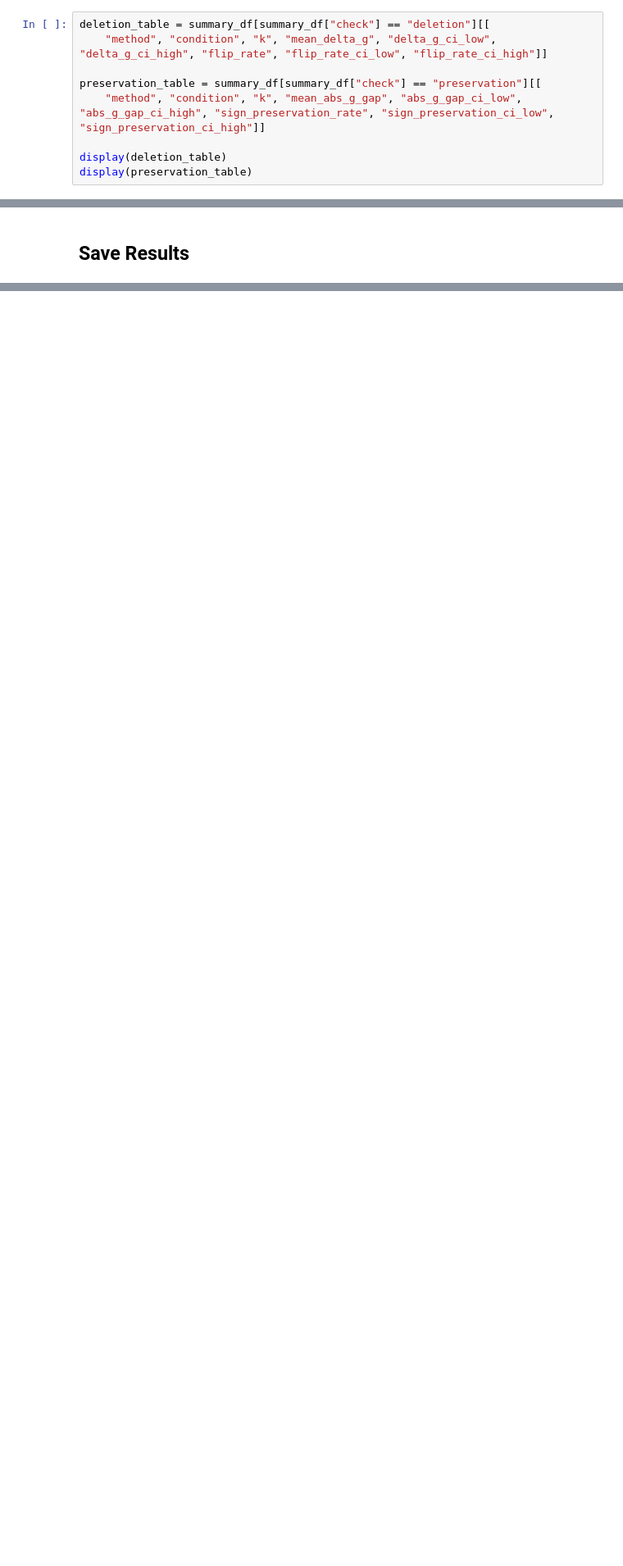
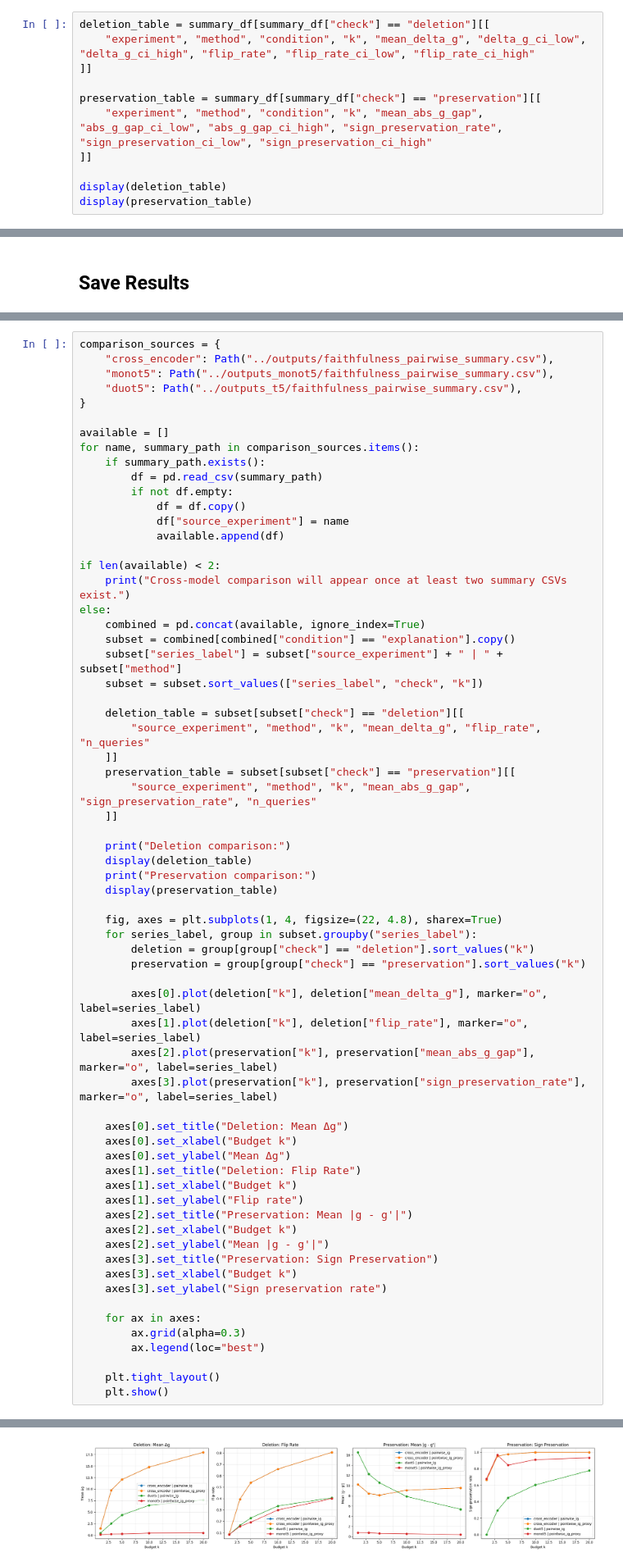
Before and after one commit to eVV44/MSc-DS-thesis, a Jupyter notebook: notebooks/faithfulness_evaluation.ipynb, the cells around one changed output, grey strips where cells are left out. Shown at 82% size. Drawn from its saved outputs; the diff is of its cells as text; blank space fills up the shorter version.

Commit message:
faithfulness with mono/duot5

```diff
--- a/notebooks/faithfulness_evaluation.ipynb
+++ b/notebooks/faithfulness_evaluation.ipynb
@@ -459,10 +808,12 @@ summary_df.head(20)
 For deletion, focus on `mean_delta_g` and `flip_rate`. For preservation, focus on `mean_abs_g_gap` and `sign_preservation_rate`.
 # %%
 deletion_table = summary_df[summary_df["check"] == "deletion"][[
-    "method", "condition", "k", "mean_delta_g", "delta_g_ci_low", "delta_g_ci_high", "flip_rate", "flip_rate_ci_low", "flip_rate_ci_high"]]
+    "experiment", "method", "condition", "k", "mean_delta_g", "delta_g_ci_low", "delta_g_ci_high", "flip_rate", "flip_rate_ci_low", "flip_rate_ci_high"
+]]
 
 preservation_table = summary_df[summary_df["check"] == "preservation"][[
-    "method", "condition", "k", "mean_abs_g_gap", "abs_g_gap_ci_low", "abs_g_gap_ci_high", "sign_preservation_rate", "sign_preservation_ci_low", "sign_preservation_ci_high"]]
+    "experiment", "method", "condition", "k", "mean_abs_g_gap", "abs_g_gap_ci_low", "abs_g_gap_ci_high", "sign_preservation_rate", "sign_preservation_ci_low", "sign_preservation_ci_high"
+]]
 
 display(deletion_table)
 display(preservation_table)
@@ -656,0 +943,66 @@ Saved summary faithfulness results to ../outputs/faithfulness_pairwise_summary.c
+# %%
+comparison_sources = {
+    "cross_encoder": Path("../outputs/faithfulness_pairwise_summary.csv"),
+    "monot5": Path("../outputs_monot5/faithfulness_pairwise_summary.csv"),
+    "duot5": Path("../outputs_t5/faithfulness_pairwise_summary.csv"),
+}
+
+available = []
+for name, summary_path in comparison_sources.items():
+    if summary_path.exists():
+        df = pd.read_csv(summary_path)
+        if not df.empty:
+            df = df.copy()
+            df["source_experiment"] = name
+            available.append(df)
+
+if len(available) < 2:
+    print("Cross-model comparison will appear once at least two summary CSVs exist.")
+else:
+    combined = pd.concat(available, ignore_index=True)
+    subset = combined[combined["condition"] == "explanation"].copy()
+    subset["series_label"] = subset["source_experiment"] + " | " + subset["method"]
+    subset = subset.sort_values(["series_label", "check", "k"])
+
+    deletion_table = subset[subset["check"] == "deletion"][[
+        "source_experiment", "method", "k", "mean_delta_g", "flip_rate", "n_queries"
+    ]]
+    preservation_table = subset[subset["check"] == "preservation"][[
+        "source_experiment", "method", "k", "mean_abs_g_gap", "sign_preservation_rate", "n_queries"
+    ]]
+
+    print("Deletion comparison:")
+    display(deletion_table)
+    print("Preservation comparison:")
+    display(preservation_table)
+
+    fig, axes = plt.subplots(1, 4, figsize=(22, 4.8), sharex=True)
+    for series_label, group in subset.groupby("series_label"):
+        deletion = group[group["check"] == "deletion"].sort_values("k")
+        preservation = group[group["check"] == "preservation"].sort_values("k")
+
+        axes[0].plot(deletion["k"], deletion["mean_delta_g"], marker="o", label=series_label)
+        axes[1].plot(deletion["k"], deletion["flip_rate"], marker="o", label=series_label)
+        axes[2].plot(preservation["k"], preservation["mean_abs_g_gap"], marker="o", label=series_label)
+        axes[3].plot(preservation["k"], preservation["sign_preservation_rate"], marker="o", label=series_label)
+
+    axes[0].set_title("Deletion: Mean Δg")
+    axes[0].set_xlabel("Budget k")
+    axes[0].set_ylabel("Mean Δg")
+    axes[1].set_title("Deletion: Flip Rate")
+    axes[1].set_xlabel("Budget k")
+    axes[1].set_ylabel("Flip rate")
+    axes[2].set_title("Preservation: Mean |g - g'|")
+    axes[2].set_xlabel("Budget k")
+    axes[2].set_ylabel("Mean |g - g'|")
+    axes[3].set_title("Preservation: Sign Preservation")
+    axes[3].set_xlabel("Budget k")
+    axes[3].set_ylabel("Sign preservation rate")
+
+    for ax in axes:
+        ax.grid(alpha=0.3)
+        ax.legend(loc="best")
+
+    plt.tight_layout()
+    plt.show()
+# %% [output]
@@ -656,0 +1045 @@ Saved summary faithfulness results to ../outputs/faithfulness_pairwise_summary.c
+[figure, added]
```
Also changed, not shown: parts of 15 cells of this notebook.
